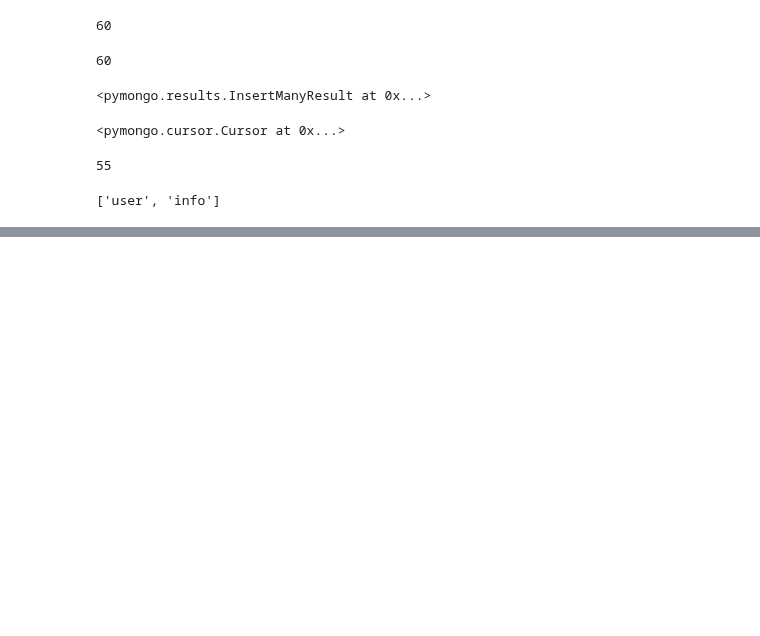
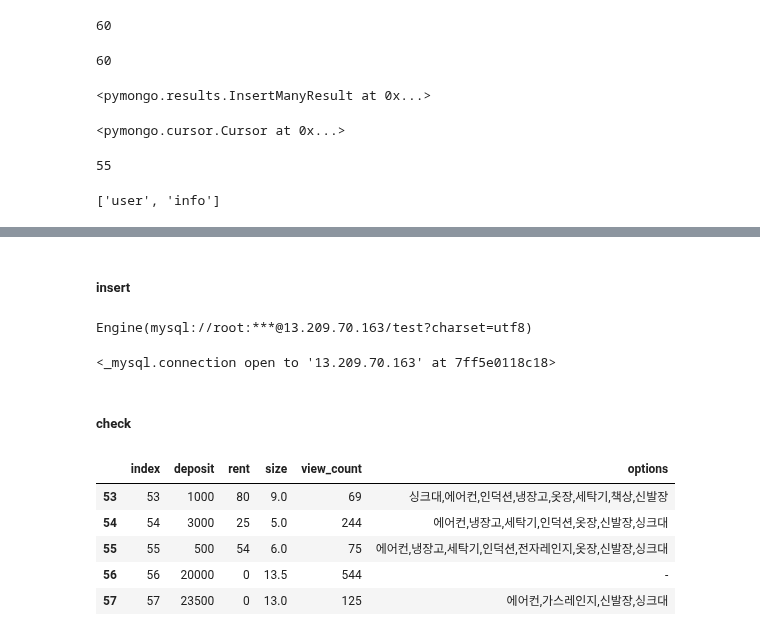
Before and after one commit to seokyeongheo/TIL, a Jupyter notebook: 04_web/10_mongoDB.ipynb, the cells around one changed output, grey strips where cells are left out. Saved outputs shown, nothing was run; the diff lists cells and outputs as text; code cells hidden in the pictures; blank space fills up the shorter version.

```diff
--- a/04_web/10_mongoDB.ipynb
+++ b/04_web/10_mongoDB.ipynb
@@ -253,0 +385,7 @@ db.collection_names()
+# %% [markdown]
+##### insert
+# %%
+engine = create_engine("mysql://root:@13.209.70.163/test?charset=utf8")
+engine
+# %% [output]
+Engine(mysql://root:***@13.209.70.163/test?charset=utf8)
@@ -253,0 +394,28 @@ db.collection_names()
+# %%
+# connect mysql
+db = MySQLdb.connect(
+    "13.209.70.163",
+    "root",
+    "gjEl!234",
+    "test",
+    charset="utf8"
+)
+db
+# %% [output]
+<_mysql.connection open to '13.209.70.163' at 7ff5e0118c18>
+# %% [markdown]
+##### check
+# %%
+QUERY = """
+    SELECT *
+    FROM zigbang
+"""
+zigbang_df = pd.read_sql(QUERY, db)
+zigbang_df.tail()
+# %% [output]
+|  | index | deposit | rent | size | view_count | options |
+| 53 | 53 | 1000 | 80 | 9.0 | 69 | 싱크대,에어컨,인덕션,냉장고,옷장,세탁기,책상,신발장 |
+| 54 | 54 | 3000 | 25 | 5.0 | 244 | 에어컨,냉장고,세탁기,인덕션,옷장,신발장,싱크대 |
+| 55 | 55 | 500 | 54 | 6.0 | 75 | 에어컨,냉장고,세탁기,인덕션,전자레인지,옷장,신발장,싱크대 |
+| 56 | 56 | 20000 | 0 | 13.5 | 544 | - |
+| 57 | 57 | 23500 | 0 | 13.0 | 125 | 에어컨,가스레인지,신발장,싱크대 |
```
Also changed, not shown: parts of 22 cells of this notebook.
